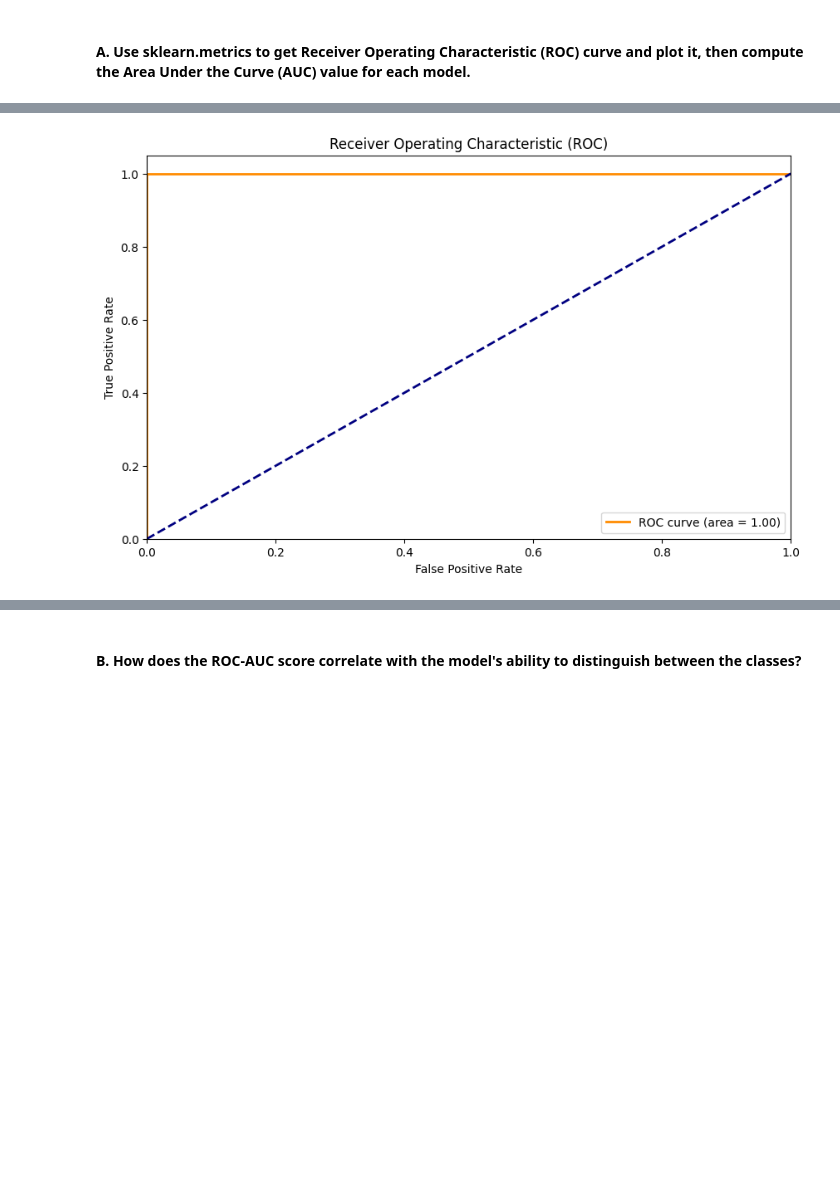
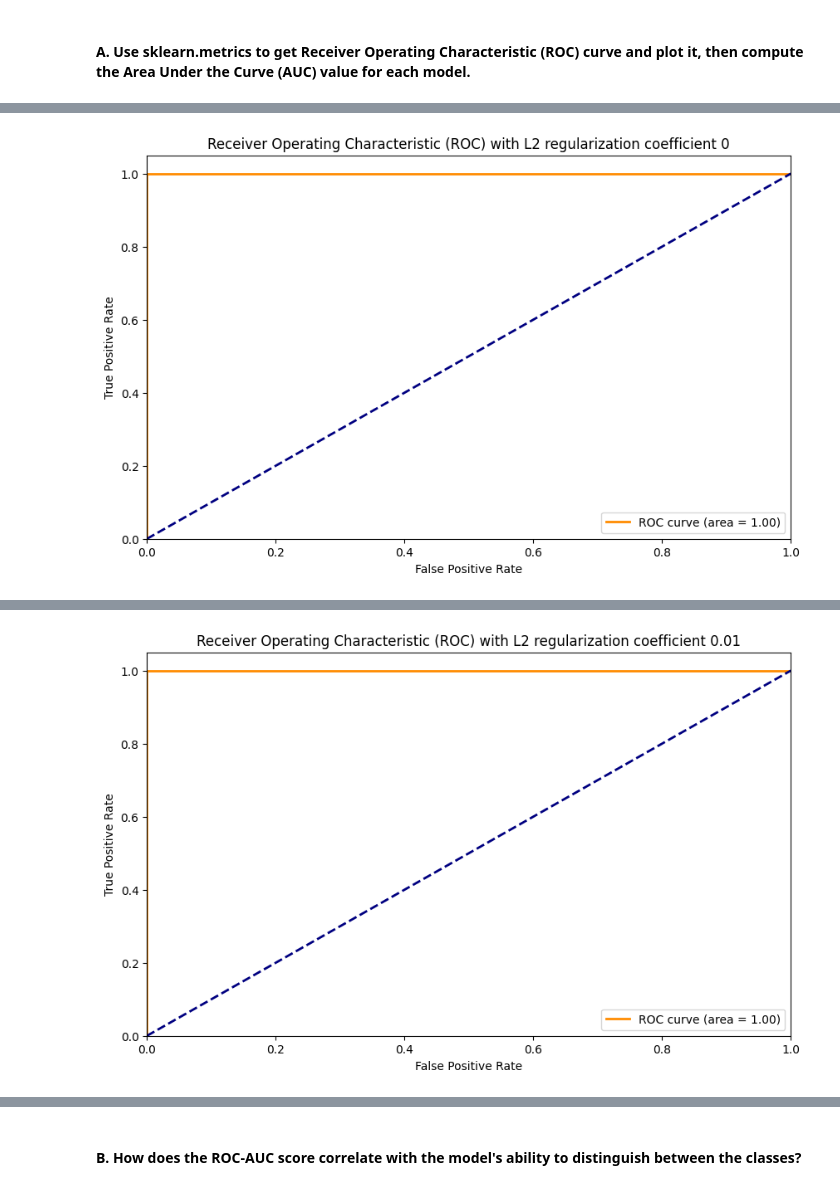
Before and after one commit to rohxnsxngh/Machine-Learning-MEEN, a Jupyter notebook: A4/HW4_ANN_binary_classification.ipynb, the cells around one changed output, grey strips where cells are left out. Drawn from its saved outputs; the diff is of its cells as text; code cells hidden in the pictures; blank space fills up the shorter version.

```diff
--- a/A4/HW4_ANN_binary_classification.ipynb
+++ b/A4/HW4_ANN_binary_classification.ipynb
@@ -122,12 +139,13 @@ The model with a regularization factor of 1 has the lowest accuracy of the three
 # %%
 # write code to plot loss and accuracy vs epoch
 # 4. Loss vs Epoch Visualization
-plt.figure(figsize=(10, 6))
-plt.plot(history.history['loss'], label='Training Loss')
-plt.plot(history.history['val_loss'], label='Validation Loss')
-plt.xlabel("Epoch")
-plt.ylabel("Loss")
-plt.title("Loss vs. Epoch")
-plt.legend()
-plt.show()
+for coeff, history in histories.items():
+    plt.figure(figsize=(10, 6))
+    plt.plot(history.history['loss'], label='Training Loss')
+    plt.plot(history.history['val_loss'], label='Validation Loss')
+    plt.xlabel("Epoch")
+    plt.ylabel("Loss")
+    plt.title(f"Loss vs. Epoch with L2 regularization coefficient {coeff}")
+    plt.legend()
+    plt.show()
 # %% [output]
@@ -145,19 +165,19 @@ plt.show()
 from sklearn.metrics import roc_curve, auc
 
 # 5. Compute ROC-AUC
-y_prob = model.predict(X_val).ravel()
+for coeff, model in models.items():
+    y_prob = model.predict(X_val).ravel()
+    fpr, tpr, _ = roc_curve(y_val, y_prob)
+    roc_auc = auc(fpr, tpr)
 
-fpr, tpr, _ = roc_curve(y_val, y_prob)
-roc_auc = auc(fpr, tpr)
-
-plt.figure(figsize=(10, 6))
-plt.plot(fpr, tpr, color='darkorange', lw=2, label=f'ROC curve (area = {roc_auc:.2f})')
-plt.plot([0, 1], [0, 1], color='navy', lw=2, linestyle='--')
-plt.xlim([0.0, 1.0])
-plt.ylim([0.0, 1.05])
-plt.xlabel('False Positive Rate')
-plt.ylabel('True Positive Rate')
-plt.title('Receiver Operating Characteristic (ROC)')
-plt.legend(loc='lower right')
-plt.show()
+    plt.figure(figsize=(10, 6))
+    plt.plot(fpr, tpr, color='darkorange', lw=2, label=f'ROC curve (area = {roc_auc:.2f})')
+    plt.plot([0, 1], [0, 1], color='navy', lw=2, linestyle='--')
+    plt.xlim([0.0, 1.0])
+    plt.ylim([0.0, 1.05])
+    plt.xlabel('False Positive Rate')
+    plt.ylabel('True Positive Rate')
+    plt.title(f'Receiver Operating Characteristic (ROC) with L2 regularization coefficient {coeff}')
+    plt.legend(loc='lower right')
+    plt.show()
 # %% [output]
@@ -165 +185 @@ plt.show()
-[figure, old version]
+[figure, new version]
@@ -165,0 +187 @@ plt.show()
+[figure, added]
```
Also changed, not shown: parts of 10 cells of this notebook, 1 other file.
